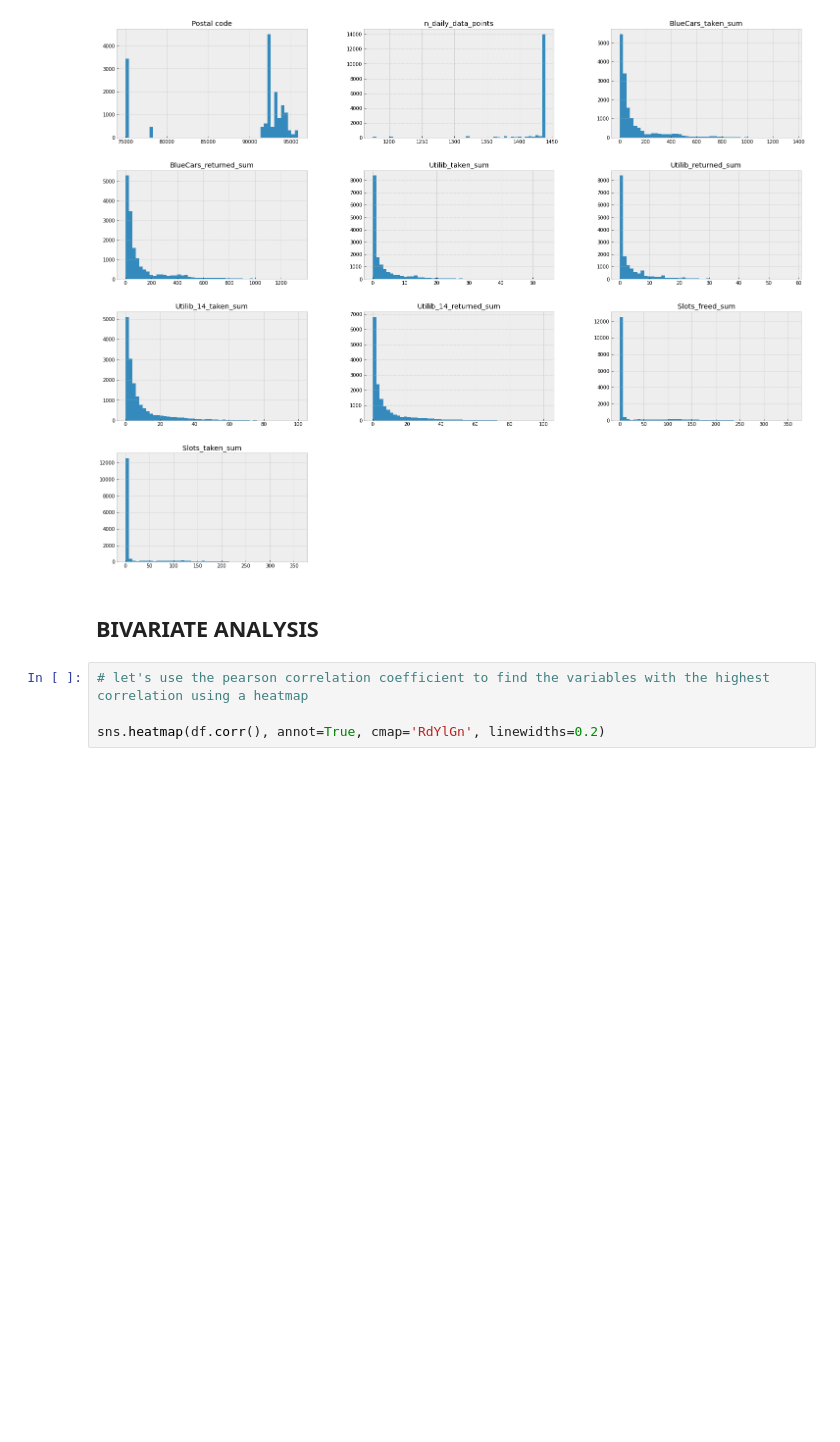
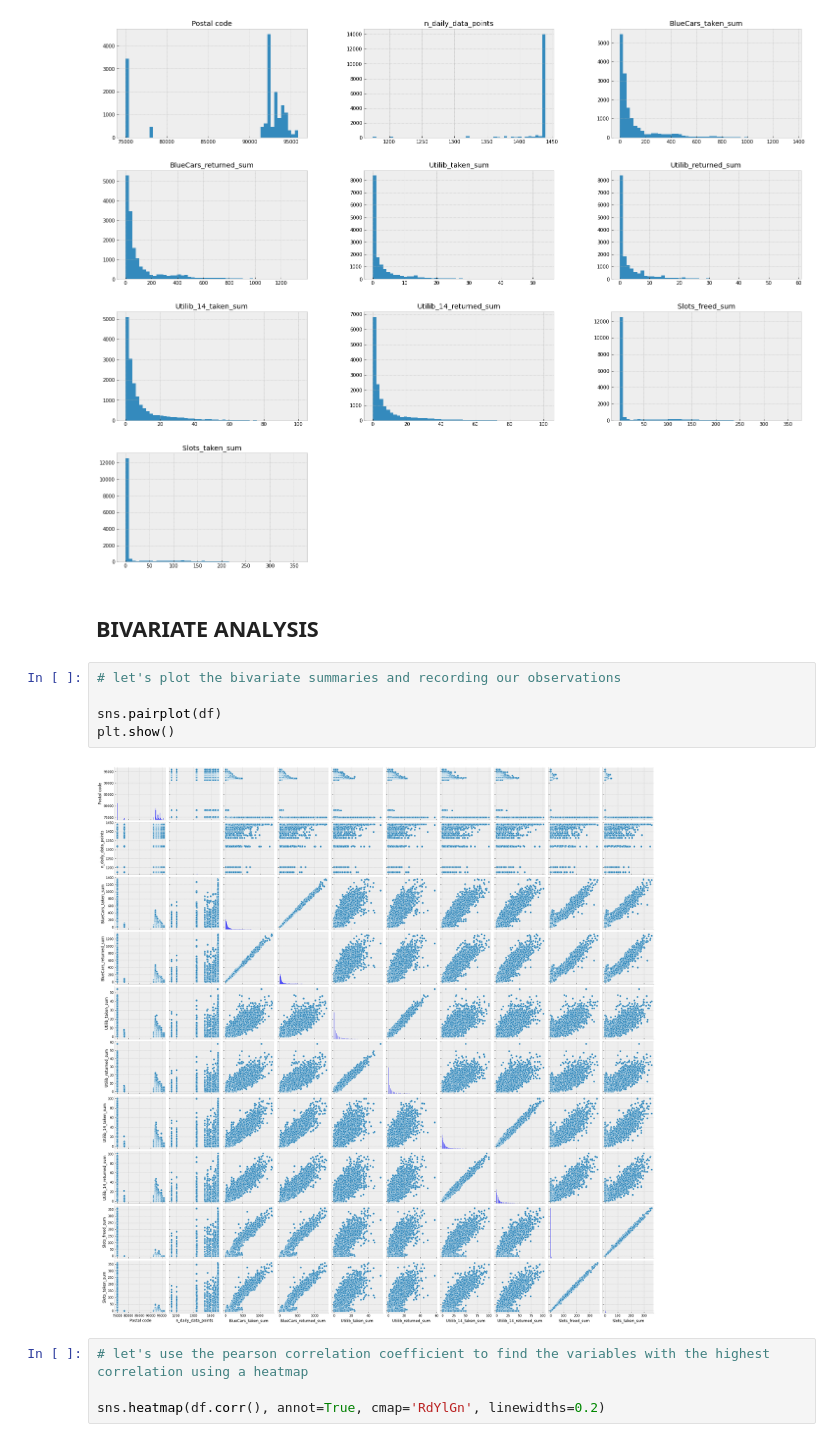
Before and after one commit to stogaja/Python-ML-Projects, a Jupyter notebook: Autolib/app.ipynb, the cells around one changed output. Saved outputs shown, nothing was run; the diff lists cells and outputs as text; blank space fills up the shorter version.

```diff
--- a/Autolib/app.ipynb
+++ b/Autolib/app.ipynb
@@ -401,6 +401,13 @@ print(df.hist(bins=50, figsize=(25,20)))
 [figure]
 # %% [markdown]
 ## BIVARIATE ANALYSIS
+# %%
+# let's plot the bivariate summaries and recording our observations
+
+sns.pairplot(df)
+plt.show()
+# %% [output]
+[figure, added]
 # %%
 # let's use the pearson correlation coefficient to find the variables with the highest correlation using a heatmap
 
```
Also changed, not shown: parts of 1 cell of this notebook.
